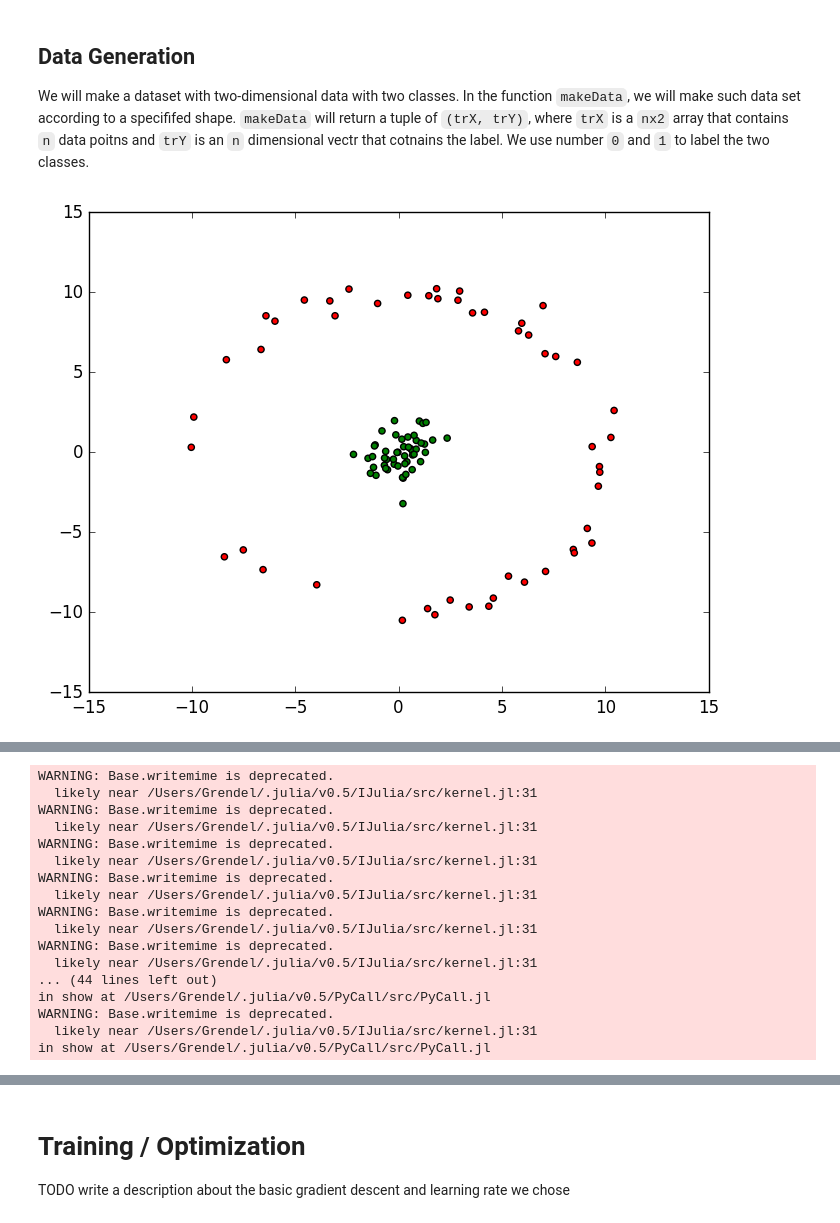
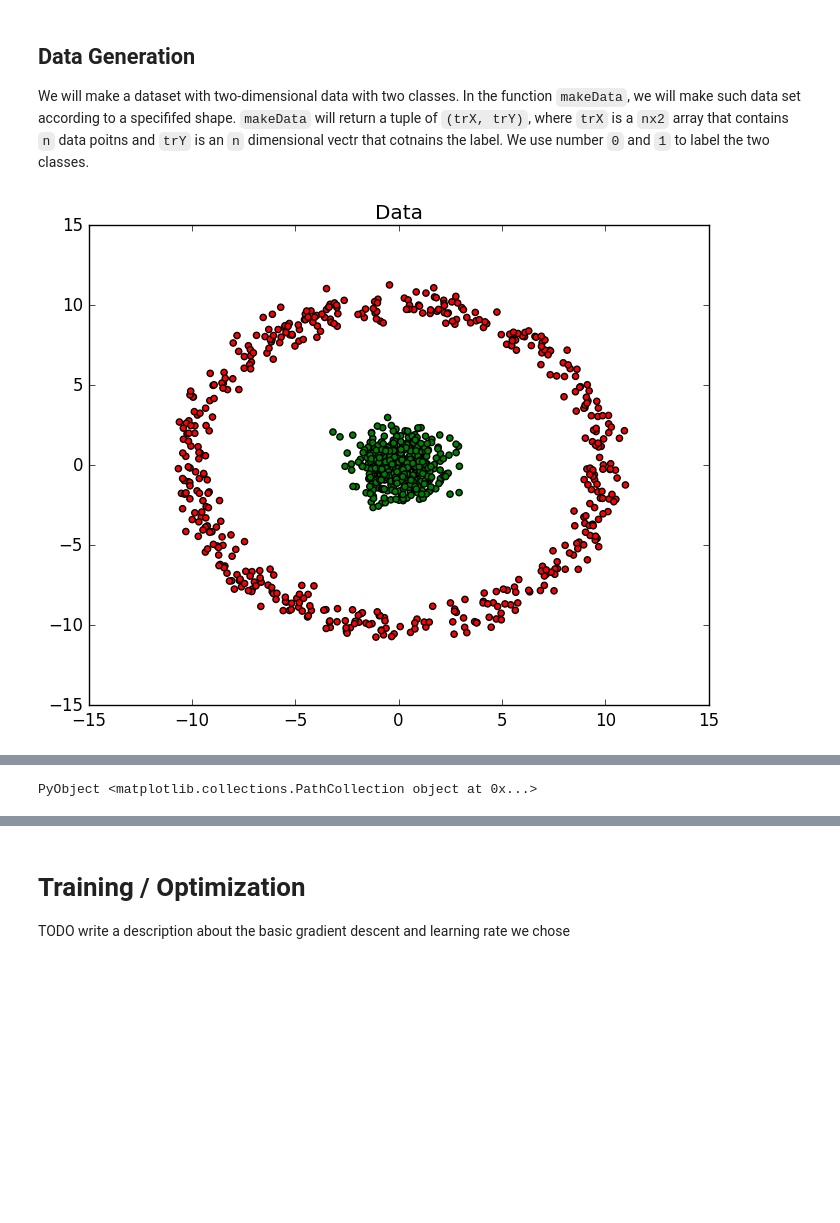
Before and after one commit to stevenygd/NN.jl, a Jupyter notebook: 2D-Data MLP Example.ipynb, the cells around one changed output, grey strips where cells are left out. Drawn from its saved outputs; the diff is of its cells as text; code cells hidden in the pictures; blank space fills up the shorter version.

```diff
--- a/2D-Data MLP Example.ipynb
+++ b/2D-Data MLP Example.ipynb
@@ -47,32 +106,32 @@ function makeData(N1, N2)
     points[:,1] = randn(N, 1)
     points[:,2] = randn(N, 1)
 
     ## generate the spherical
     r = 10.
     for i in (N1+1) : N
         theta = randn(1, 1)[1] * 2 * pi
         for j in 1 : 2
             if(j % 2 == 0)
                 points[i,j] = r * sin(theta) + randn(1, 1)[1] * 0.5
             else
                 points[i,j] = r * cos(theta) + randn(1, 1)[1] * 0.5
             end
         end
     end
 
     Y = ones(N, 1)
     Y[1:N1, :] = zeros(N1,1)
 
     ALL = hcat(points, Y)
     ALL = ALL[randperm(N),:]
 
     trX = ALL[:, 1:2]
     trY = ALL[:, 3]
     return trX, trY
 end
 
-trX, trY = makeData(50,50)
+trX, trY = makeData(500,500)
 title("Data")
 scatter(trX[:,1], trX[:,2], c=map(x-> (x >0)?"r":"g",trY))
 # %% [output]
-[figure, old version]
+[figure, new version]
@@ -80,20 +139,4 @@ PyObject <matplotlib.collections.PathCollection object at 0x...>
-WARNING: Base.writemime is deprecated.
-  likely near /Users/Grendel/.julia/v0.5/IJulia/src/kernel.jl:31
-WARNING: Base.writemime is deprecated.
-  likely near /Users/Grendel/.julia/v0.5/IJulia/src/kernel.jl:31
-WARNING: Base.writemime is deprecated.
-  likely near /Users/Grendel/.julia/v0.5/IJulia/src/kernel.jl:31
-WARNING: Base.writemime is deprecated.
-  likely near /Users/Grendel/.julia/v0.5/IJulia/src/kernel.jl:31
-WARNING: Base.writemime is deprecated.
-  likely near /Users/Grendel/.julia/v0.5/IJulia/src/kernel.jl:31
-WARNING: Base.writemime is deprecated.
-  likely near /Users/Grendel/.julia/v0.5/IJulia/src/kernel.jl:31
-... (44 lines left out)
-in show at /Users/Grendel/.julia/v0.5/PyCall/src/PyCall.jl
-WARNING: Base.writemime is deprecated.
-  likely near /Users/Grendel/.julia/v0.5/IJulia/src/kernel.jl:31
-in show at /Users/Grendel/.julia/v0.5/PyCall/src/PyCall.jl
+PyObject <matplotlib.collections.PathCollection object at 0x...>
 # %% [markdown]
 # Network Structure
 
```
Also changed, not shown: parts of 6 cells of this notebook.
